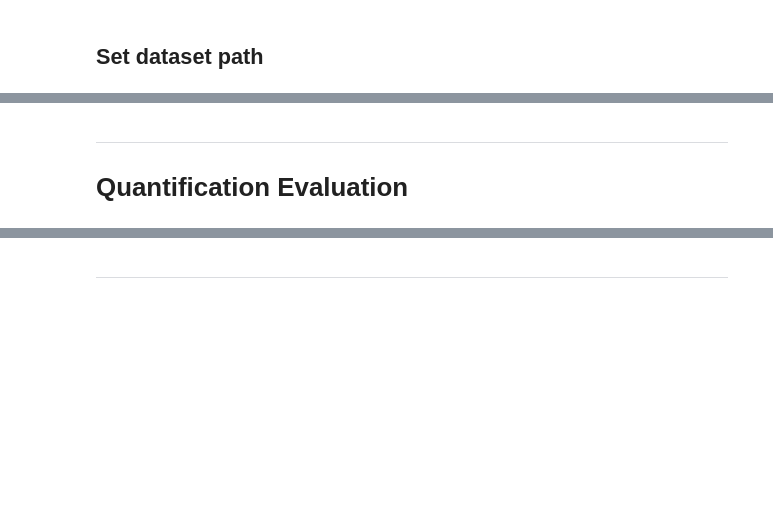
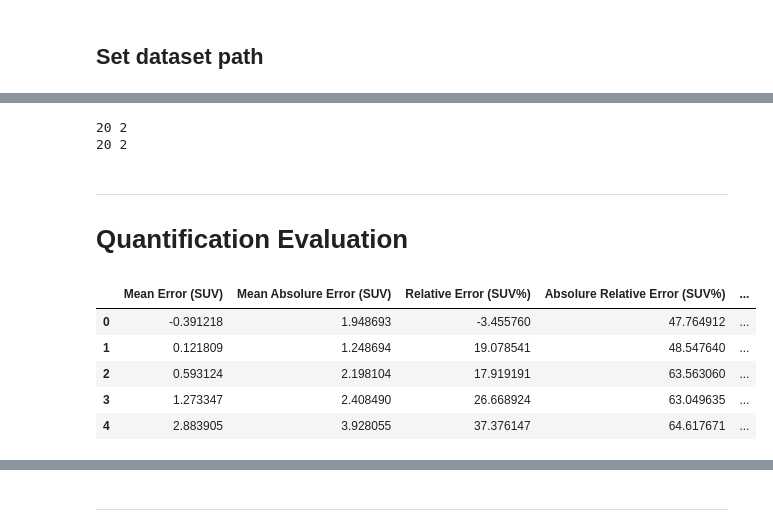
Before and after one commit to s-shahpouri/DL_PET, a Jupyter notebook: Quantification.ipynb, the cells around one changed output, grey strips where cells are left out. Saved outputs shown, nothing was run; the diff lists cells and outputs as text; code cells hidden in the pictures; blank space fills up the shorter version.

```diff
--- a/Quantification.ipynb
+++ b/Quantification.ipynb
@@ -53,3 +49,34 @@ print(len(all_pairs_adcm), len(c5_pairs_adcm), len(rest_pairs_adcm))
+# %%
+hint1 = 'dl3_18'
+hint1 = 'dl4_23'
+pair_finder_dl3_18 = PairFinder(f'{ga_data_dir}/MAC', ga_output_dir, hint1)
+all_dl4_23, center_pairs_dyn  = pair_finder_dl3_18.find_file_pairs()
+
+# Access specific center pairs
+c1_dl4_23 = center_pairs_dyn['C1']
+c2_dl4_23 = center_pairs_dyn['C2']
+c3_dl4_23 = center_pairs_dyn['C3']
+c4_dl4_23 = center_pairs_dyn['C4']
+c5_dl4_23 = center_pairs_dyn['C5']
+
+print(len(all_dl4_23), len(c1_dl4_23))
+
+hint2 = 'dl_final'
+hint2 = 'final_4_26'
+pair_finder_adcm = PairFinder(f'{ga_data_dir}/MAC', ga_output_dir, hint2)
+all_final_4_26, center_pairs_adcm  = pair_finder_adcm.find_file_pairs()
+
+# # Access specific center pairs
+# c1_final_4_26 = center_pairs_adcm['C1']
+# c2_final_4_26 = center_pairs_adcm['C2']
+# c3_final_4_26 = center_pairs_adcm['C3']
+# c4_final_4_26 = center_pairs_adcm['C4']
+# c5_final_4_26 = center_pairs_adcm['C5']
+
+# print(len(all_final_4_26), len(c1_final_4_26))
+# %% [output]
+20 2
+20 2
 # %%
 # import nibabel as nib
 # import numpy as np
@@ -110,3 +137,45 @@ print(len(all_pairs_adcm), len(c5_pairs_adcm), len(rest_pairs_adcm))
 # %% [markdown]
 ------------------
 # Quantification Evaluation
+# %%
+import pandas as pd
+
+# Assuming calculate_metrics_for_pair and your data loading functions are correctly implemented
+from quant import calculate_metrics_for_pair
+
+# Calculate metrics for the ADCM dataset
+metrics_adcm = []
+for center, pairs in center_pairs_adcm.items():
+    for pair in pairs:
+        metrics = calculate_metrics_for_pair(pair['predicted'], pair['reference'], scaling_factor=5, mask_val=0.3)
+        metrics['Center'] = center
+        metrics['Dataset'] = 'ADCM'  # Label this group of metrics
+        metrics_adcm.append(metrics)
+
+# Create DataFrame from ADCM metrics list
+df_adcm = pd.DataFrame(metrics_adcm)
+
+# Calculate metrics for the Multi-center dataset
+metrics_multi = []
+for center, pairs in center_pairs_dyn.items():
+    for pair in pairs:
+        metrics = calculate_metrics_for_pair(pair['predicted'], pair['reference'], scaling_factor=5, mask_val=0.3)
+        metrics['Center'] = center
+        metrics['Dataset'] = 'Multi-Center'  # Label this group of metrics
+        metrics_multi.append(metrics)
+
+# Create DataFrame from Multi-center metrics list
+df_multi = pd.DataFrame(metrics_multi)
+
+# Concatenate both dataframes into a single dataframe
+df_combined = pd.concat([df_adcm, df_multi])
+
+# Display the first few rows of the combined DataFrame
+df_combined.head()
+# %% [output]
+|  | Mean Error (SUV) | Mean Absolure Error (SUV) | Relative Error (SUV%) | Absolure Relative Error (SUV%) | ... |
+| 0 | -0.391218 | 1.948693 | -3.455760 | 47.764912 | ... |
+| 1 | 0.121809 | 1.248694 | 19.078541 | 48.547640 | ... |
+| 2 | 0.593124 | 2.198104 | 17.919191 | 63.563060 | ... |
+| 3 | 1.273347 | 2.408490 | 26.668924 | 63.049635 | ... |
+| 4 | 2.883905 | 3.928055 | 37.376147 | 64.617671 | ... |
```
Also changed, not shown: parts of 14 cells of this notebook, 7 other files.
